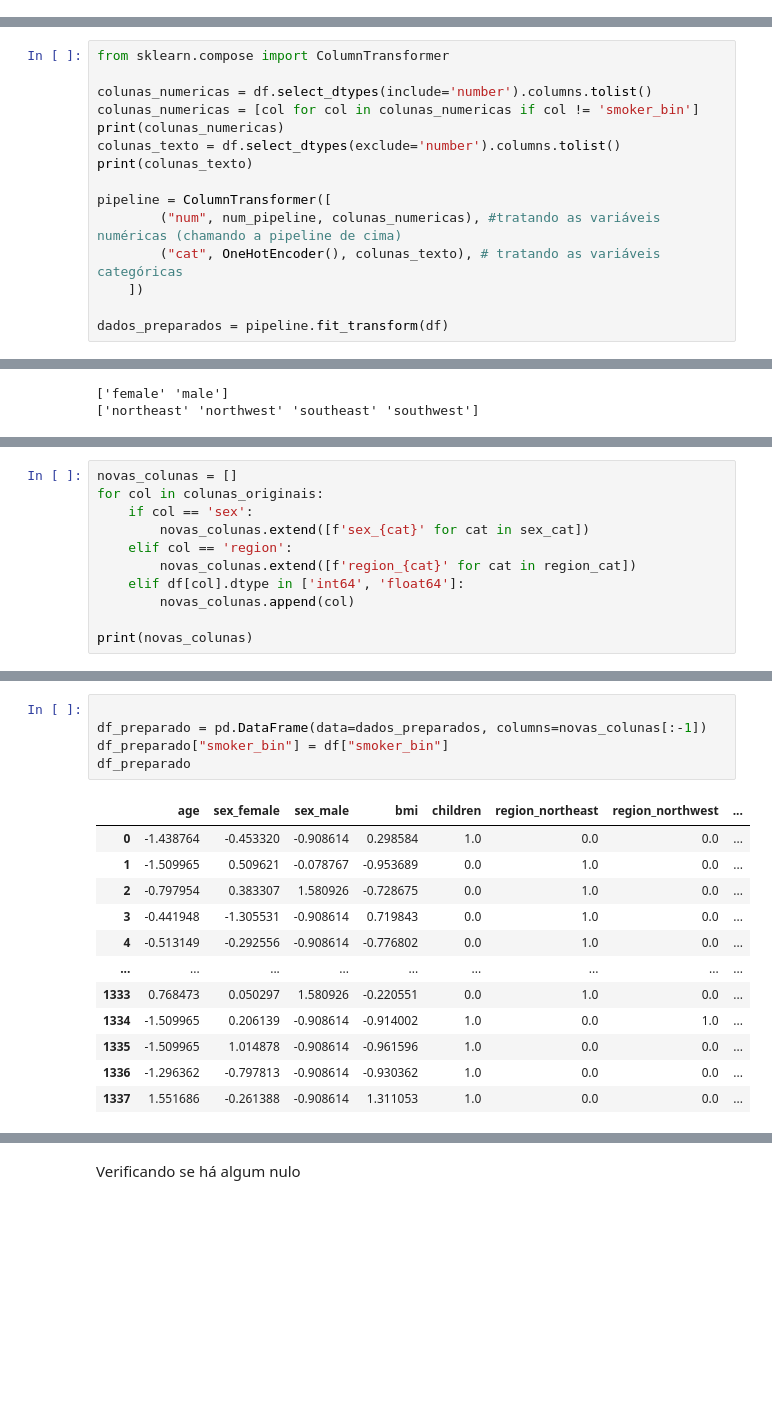
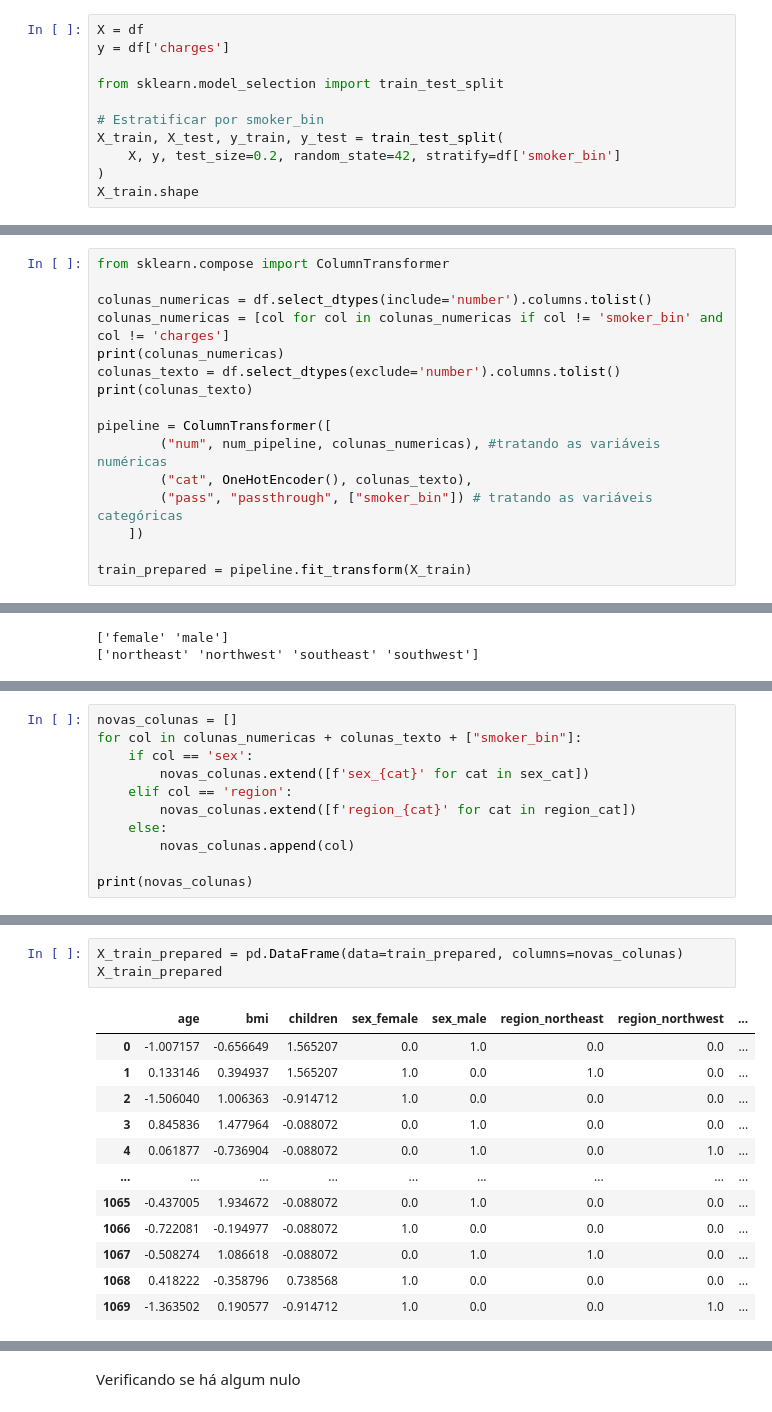
Before and after one commit to luizaaca/FIAP, a Jupyter notebook: ML/notebooks/Desafio_Insurance.ipynb, the cells around one changed output, grey strips where cells are left out. Drawn from its saved outputs; the diff is of its cells as text; blank space fills up the shorter version.

```diff
--- a/ML/notebooks/Desafio_Insurance.ipynb
+++ b/ML/notebooks/Desafio_Insurance.ipynb
@@ -133,0 +214,11 @@ num_pipeline = Pipeline([
+# %%
+X = df
+y = df['charges']
+
+from sklearn.model_selection import train_test_split
+
+# Estratificar por smoker_bin
+X_train, X_test, y_train, y_test = train_test_split(
+    X, y, test_size=0.2, random_state=42, stratify=df['smoker_bin']
+)
+X_train.shape
@@ -137,15 +230,16 @@ Vou usar o **ColumnTransformer** para efetuar os ajustes.
 from sklearn.compose import ColumnTransformer
 
 colunas_numericas = df.select_dtypes(include='number').columns.tolist()
-colunas_numericas = [col for col in colunas_numericas if col != 'smoker_bin']
+colunas_numericas = [col for col in colunas_numericas if col != 'smoker_bin' and col != 'charges']
 print(colunas_numericas)
 colunas_texto = df.select_dtypes(exclude='number').columns.tolist()
 print(colunas_texto)
 
 pipeline = ColumnTransformer([
-        ("num", num_pipeline, colunas_numericas), #tratando as variáveis numéricas (chamando a pipeline de cima)
-        ("cat", OneHotEncoder(), colunas_texto), # tratando as variáveis categóricas
+        ("num", num_pipeline, colunas_numericas), #tratando as variáveis numéricas
+        ("cat", OneHotEncoder(), colunas_texto),
+        ("pass", "passthrough", ["smoker_bin"]) # tratando as variáveis categóricas
     ])
 
-dados_preparados = pipeline.fit_transform(df)
+train_prepared = pipeline.fit_transform(X_train)
 # %% [output]
@@ -190,11 +279,11 @@ Reorganizando as colunas para alinhar com os dados após o encoding.
 # %%
 novas_colunas = []
-for col in colunas_originais:
+for col in colunas_numericas + colunas_texto + ["smoker_bin"]:
     if col == 'sex':
         novas_colunas.extend([f'sex_{cat}' for cat in sex_cat])
     elif col == 'region':
         novas_colunas.extend([f'region_{cat}' for cat in region_cat])
-    elif df[col].dtype in ['int64', 'float64']:
+    else:
         novas_colunas.append(col)
 
 print(novas_colunas)
@@ -205,18 +294,16 @@ Checando o novo dataframe.
 # %%
-
-df_preparado = pd.DataFrame(data=dados_preparados, columns=novas_colunas[:-1])
-df_preparado["smoker_bin"] = df["smoker_bin"]
-df_preparado
+X_train_prepared = pd.DataFrame(data=train_prepared, columns=novas_colunas)
+X_train_prepared
 # %% [output]
-|  | age | sex_female | sex_male | bmi | children | region_northeast | region_northwest | ... |
-| 0 | -1.438764 | -0.453320 | -0.908614 | 0.298584 | 1.0 | 0.0 | 0.0 | ... |
-| 1 | -1.509965 | 0.509621 | -0.078767 | -0.953689 | 0.0 | 1.0 | 0.0 | ... |
-| 2 | -0.797954 | 0.383307 | 1.580926 | -0.728675 | 0.0 | 1.0 | 0.0 | ... |
-| 3 | -0.441948 | -1.305531 | -0.908614 | 0.719843 | 0.0 | 1.0 | 0.0 | ... |
-| 4 | -0.513149 | -0.292556 | -0.908614 | -0.776802 | 0.0 | 1.0 | 0.0 | ... |
+|  | age | bmi | children | sex_female | sex_male | region_northeast | region_northwest | ... |
+| 0 | -1.007157 | -0.656649 | 1.565207 | 0.0 | 1.0 | 0.0 | 0.0 | ... |
+| 1 | 0.133146 | 0.394937 | 1.565207 | 1.0 | 0.0 | 1.0 | 0.0 | ... |
+| 2 | -1.506040 | 1.006363 | -0.914712 | 1.0 | 0.0 | 0.0 | 0.0 | ... |
+| 3 | 0.845836 | 1.477964 | -0.088072 | 0.0 | 1.0 | 0.0 | 0.0 | ... |
+| 4 | 0.061877 | -0.736904 | -0.088072 | 0.0 | 1.0 | 0.0 | 1.0 | ... |
 | ... | ... | ... | ... | ... | ... | ... | ... | ... |
-| 1333 | 0.768473 | 0.050297 | 1.580926 | -0.220551 | 0.0 | 1.0 | 0.0 | ... |
-| 1334 | -1.509965 | 0.206139 | -0.908614 | -0.914002 | 1.0 | 0.0 | 1.0 | ... |
-| 1335 | -1.509965 | 1.014878 | -0.908614 | -0.961596 | 1.0 | 0.0 | 0.0 | ... |
-| 1336 | -1.296362 | -0.797813 | -0.908614 | -0.930362 | 1.0 | 0.0 | 0.0 | ... |
-| 1337 | 1.551686 | -0.261388 | -0.908614 | 1.311053 | 1.0 | 0.0 | 0.0 | ... |
+| 1065 | -0.437005 | 1.934672 | -0.088072 | 0.0 | 1.0 | 0.0 | 0.0 | ... |
+| 1066 | -0.722081 | -0.194977 | -0.088072 | 1.0 | 0.0 | 0.0 | 0.0 | ... |
+| 1067 | -0.508274 | 1.086618 | -0.088072 | 0.0 | 1.0 | 1.0 | 0.0 | ... |
+| 1068 | 0.418222 | -0.358796 | 0.738568 | 1.0 | 0.0 | 0.0 | 0.0 | ... |
+| 1069 | -1.363502 | 0.190577 | -0.914712 | 1.0 | 0.0 | 0.0 | 1.0 | ... |
```
Also changed, not shown: parts of 50 cells of this notebook.
